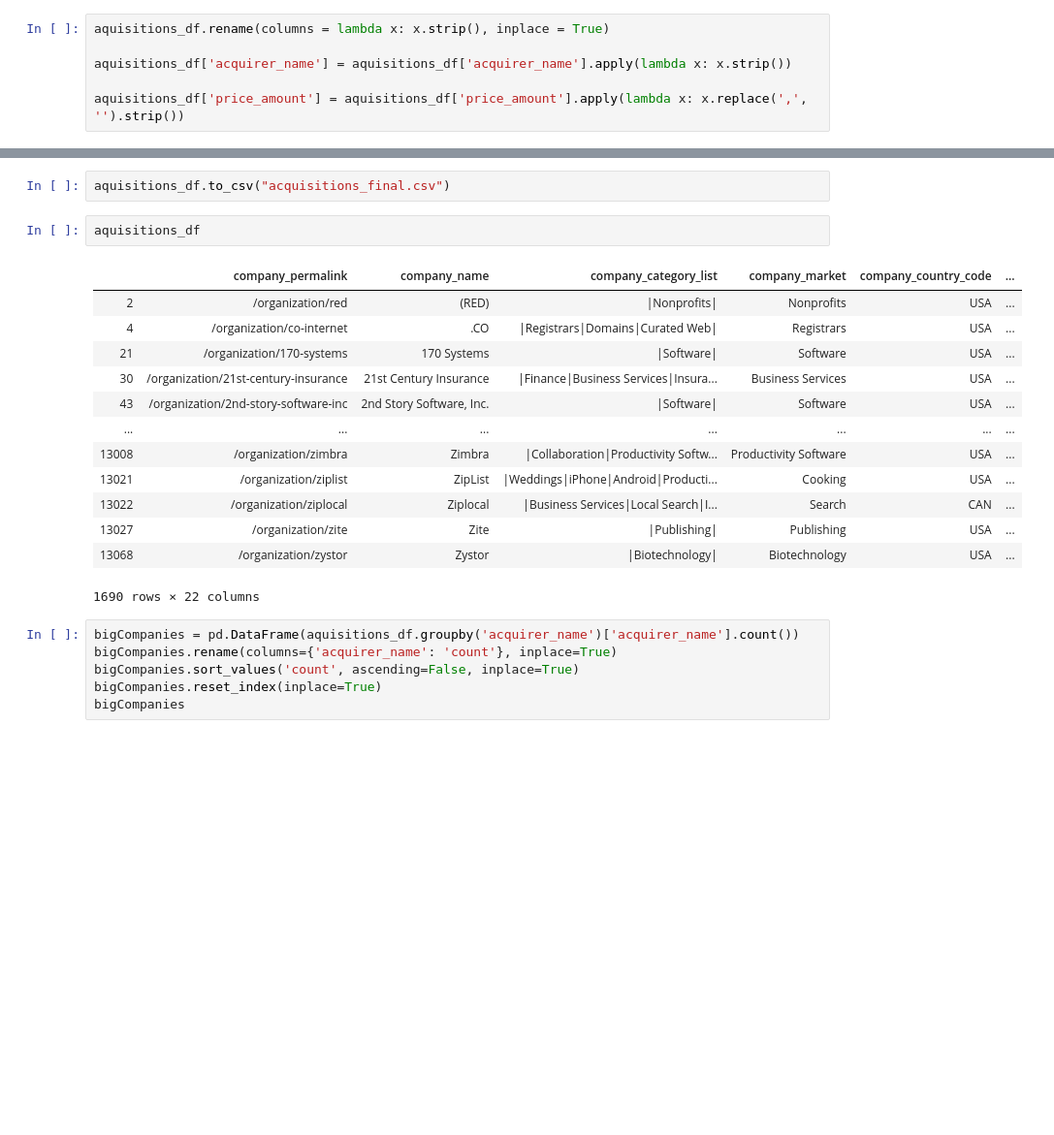
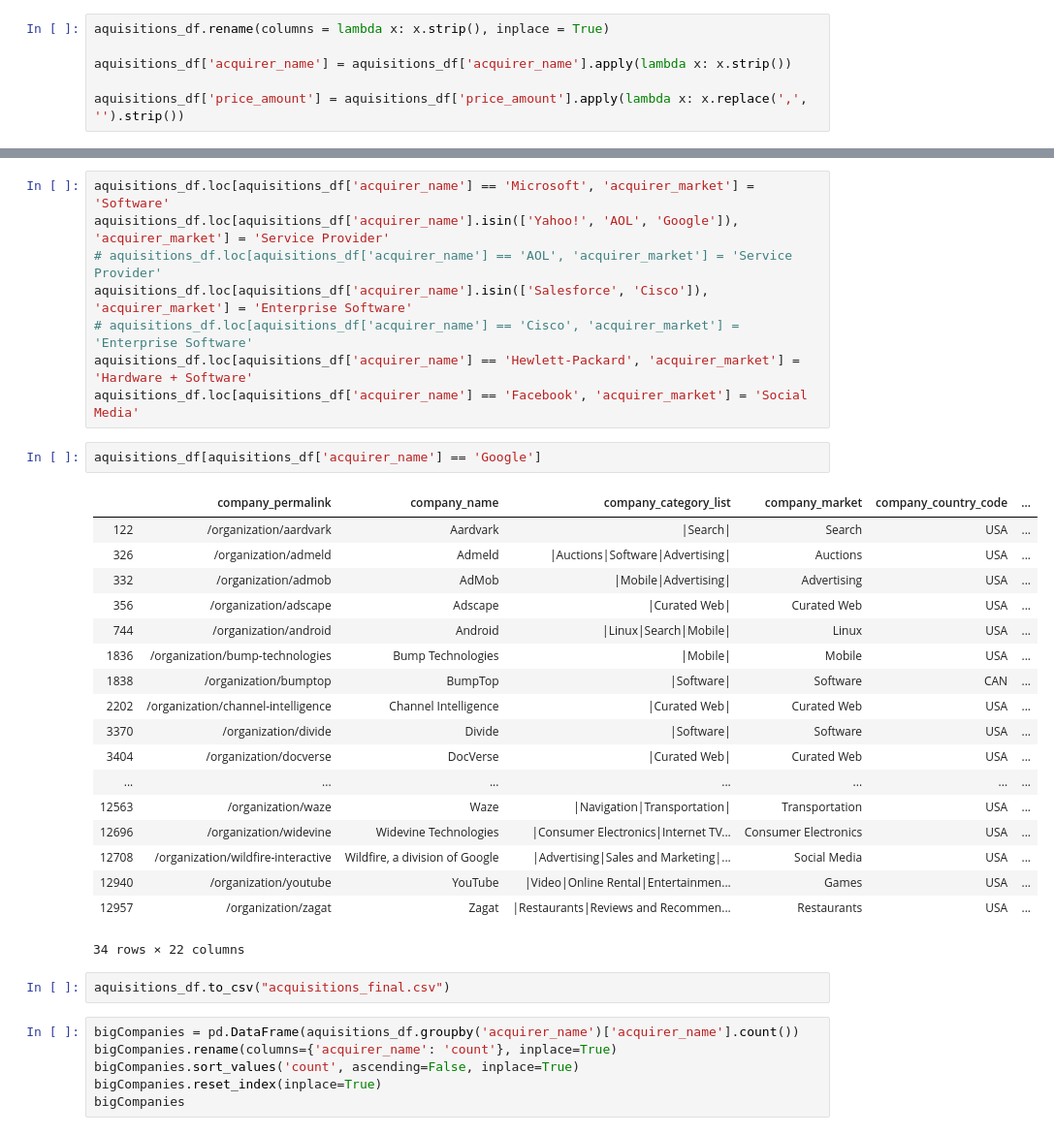
Before and after one commit to jjhuang22/cs171-final-project, a Jupyter notebook: data/EDA.ipynb, the cells around one changed output, grey strips where cells are left out. Shown: that part at 97% size. Cells and saved outputs as stored; diff of their text form; blank space fills up the shorter version.

```diff
--- a/data/EDA.ipynb
+++ b/data/EDA.ipynb
@@ -206,21 +193,34 @@ aquisitions_df['price_amount'] = aquisitions_df['price_amount'].apply(lambda x:
+# %%
+aquisitions_df.loc[aquisitions_df['acquirer_name'] == 'Microsoft', 'acquirer_market'] = 'Software'
+aquisitions_df.loc[aquisitions_df['acquirer_name'].isin(['Yahoo!', 'AOL', 'Google']), 'acquirer_market'] = 'Service Provider'
+# aquisitions_df.loc[aquisitions_df['acquirer_name'] == 'AOL', 'acquirer_market'] = 'Service Provider'
+aquisitions_df.loc[aquisitions_df['acquirer_name'].isin(['Salesforce', 'Cisco']), 'acquirer_market'] = 'Enterprise Software'
+# aquisitions_df.loc[aquisitions_df['acquirer_name'] == 'Cisco', 'acquirer_market'] = 'Enterprise Software'
+aquisitions_df.loc[aquisitions_df['acquirer_name'] == 'Hewlett-Packard', 'acquirer_market'] = 'Hardware + Software'
+aquisitions_df.loc[aquisitions_df['acquirer_name'] == 'Facebook', 'acquirer_market'] = 'Social Media'
+# %%
+aquisitions_df[aquisitions_df['acquirer_name'] == 'Google']
+# %% [output]
+|  | company_permalink | company_name | company_category_list | company_market | company_country_code | ... |
+| 122 | /organization/aardvark | Aardvark | |Search| | Search | USA | ... |
+| 326 | /organization/admeld | Admeld | |Auctions|Software|Advertising| | Auctions | USA | ... |
+| 332 | /organization/admob | AdMob | |Mobile|Advertising| | Advertising | USA | ... |
+| 356 | /organization/adscape | Adscape | |Curated Web| | Curated Web | USA | ... |
+| 744 | /organization/android | Android | |Linux|Search|Mobile| | Linux | USA | ... |
+| 1836 | /organization/bump-technologies | Bump Technologies | |Mobile| | Mobile | USA | ... |
+| 1838 | /organization/bumptop | BumpTop | |Software| | Software | CAN | ... |
+| 2202 | /organization/channel-intelligence | Channel Intelligence | |Curated Web| | Curated Web | USA | ... |
+| 3370 | /organization/divide | Divide | |Software| | Software | USA | ... |
+| 3404 | /organization/docverse | DocVerse | |Curated Web| | Curated Web | USA | ... |
+| ... | ... | ... | ... | ... | ... | ... |
+| 12563 | /organization/waze | Waze | |Navigation|Transportation| | Transportation | USA | ... |
+| 12696 | /organization/widevine | Widevine Technologies | |Consumer Electronics|Internet TV... | Consumer Electronics | USA | ... |
+| 12708 | /organization/wildfire-interactive | Wildfire, a division of Google | |Advertising|Sales and Marketing|... | Social Media | USA | ... |
+| 12940 | /organization/youtube | YouTube | |Video|Online Rental|Entertainmen... | Games | USA | ... |
+| 12957 | /organization/zagat | Zagat | |Restaurants|Reviews and Recommen... | Restaurants | USA | ... |
+34 rows × 22 columns
 # %%
 aquisitions_df.to_csv("acquisitions_final.csv")
-# %%
-aquisitions_df
-# %% [output]
-|  | company_permalink | company_name | company_category_list | company_market | company_country_code | ... |
-| 2 | /organization/red | (RED) | |Nonprofits| | Nonprofits | USA | ... |
-| 4 | /organization/co-internet | .CO | |Registrars|Domains|Curated Web| | Registrars | USA | ... |
-| 21 | /organization/170-systems | 170 Systems | |Software| | Software | USA | ... |
-| 30 | /organization/21st-century-insurance | 21st Century Insurance | |Finance|Business Services|Insura... | Business Services | USA | ... |
-| 43 | /organization/2nd-story-software-inc | 2nd Story Software, Inc. | |Software| | Software | USA | ... |
-| ... | ... | ... | ... | ... | ... | ... |
-| 13008 | /organization/zimbra | Zimbra | |Collaboration|Productivity Softw... | Productivity Software | USA | ... |
-| 13021 | /organization/ziplist | ZipList | |Weddings|iPhone|Android|Producti... | Cooking | USA | ... |
-| 13022 | /organization/ziplocal | Ziplocal | |Business Services|Local Search|I... | Search | CAN | ... |
-| 13027 | /organization/zite | Zite | |Publishing| | Publishing | USA | ... |
-| 13068 | /organization/zystor | Zystor | |Biotechnology| | Biotechnology | USA | ... |
-1690 rows × 22 columns
 # %%
 bigCompanies = pd.DataFrame(aquisitions_df.groupby('acquirer_name')['acquirer_name'].count())
 bigCompanies.rename(columns={'acquirer_name': 'count'}, inplace=True)
```
Also changed, not shown: parts of 7 cells of this notebook, 6 other files.
